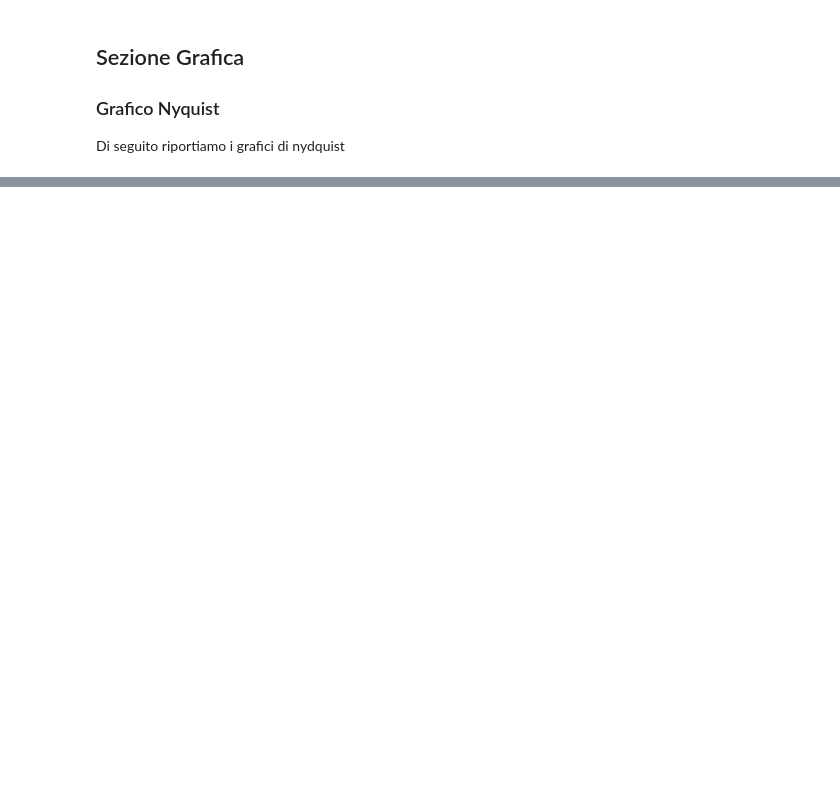
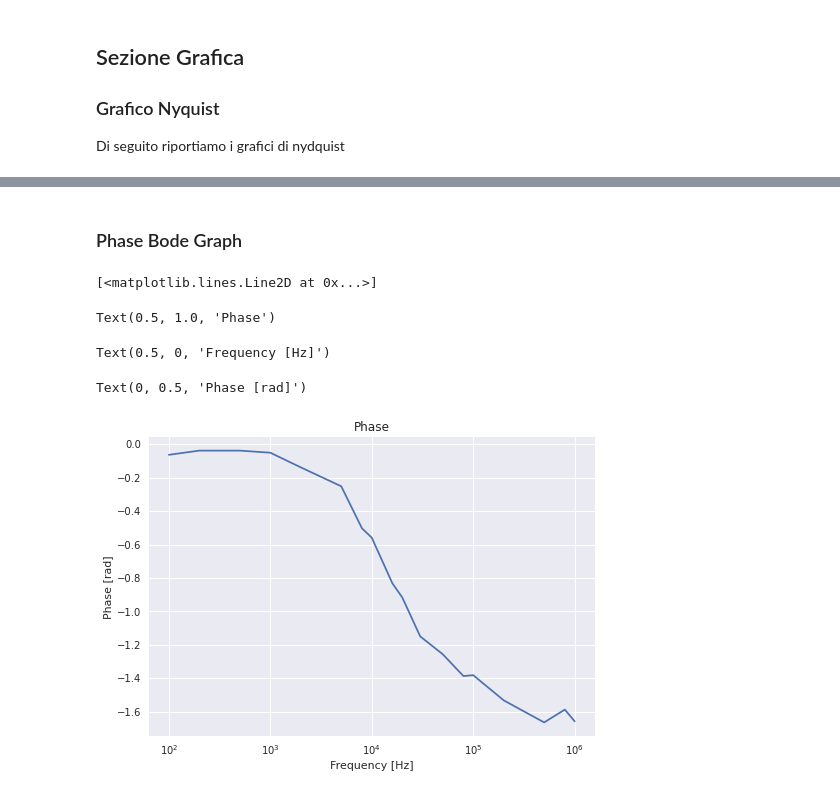
Before and after one commit to RandDouble/LabOEFM, a Jupyter notebook: Elettronica/lab3.ipynb, the cells around one changed output, grey strips where cells are left out. Saved outputs shown, nothing was run; the diff lists cells and outputs as text; code cells hidden in the pictures; blank space fills up the shorter version.

```diff
--- a/Elettronica/lab3.ipynb
+++ b/Elettronica/lab3.ipynb
@@ -44,0 +91,15 @@ plt.plot(mod*np.cos(phi), mod*np.sin(phi))
+# %% [markdown]
+### Phase Bode Graph
+# %%
+plt.plot(freq, phi)
+
+plt.title('Phase')
+plt.xlabel('Frequency [Hz]')
+plt.ylabel('Phase [rad]')
+plt.xscale('log')
+# %% [output]
+[<matplotlib.lines.Line2D at 0x...>]
+Text(0.5, 1.0, 'Phase')
+Text(0.5, 0, 'Frequency [Hz]')
+Text(0, 0.5, 'Phase [rad]')
+[figure, added]
```
Also changed, not shown: parts of 8 cells of this notebook, 3 other files.
